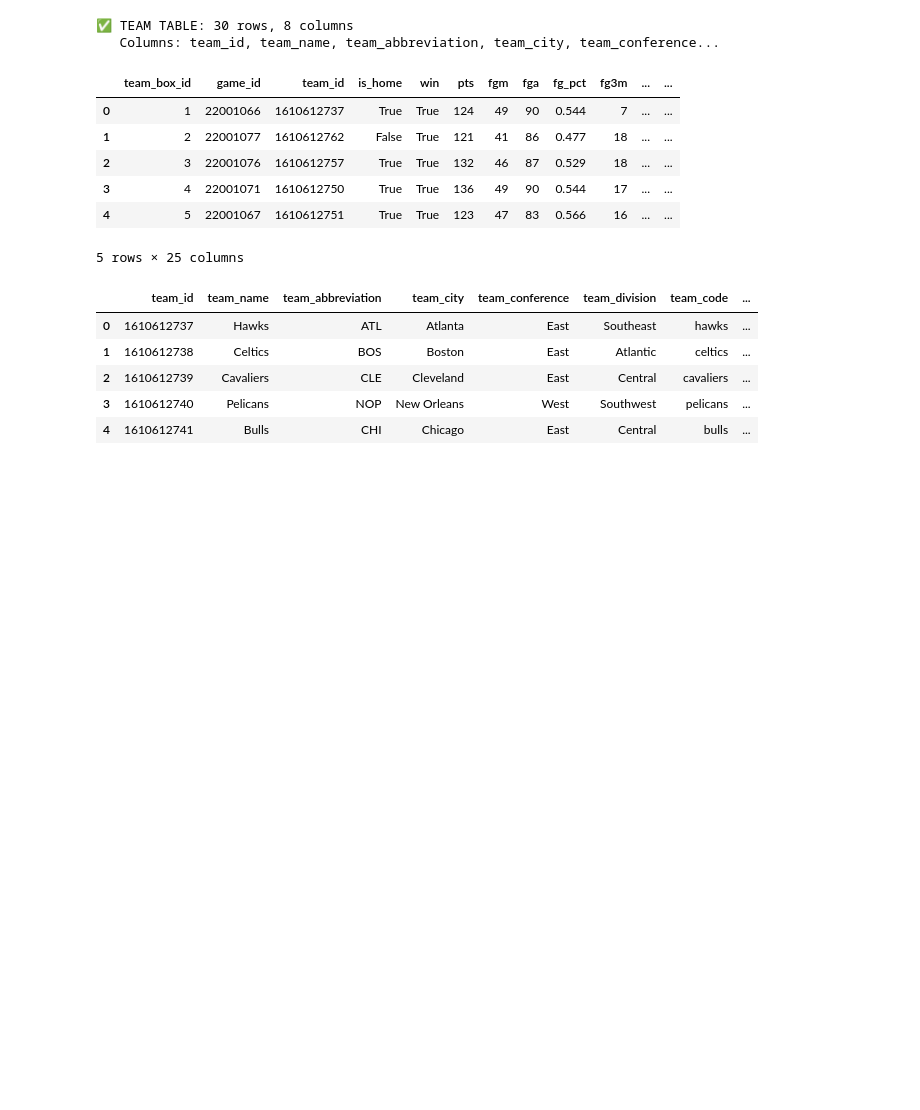
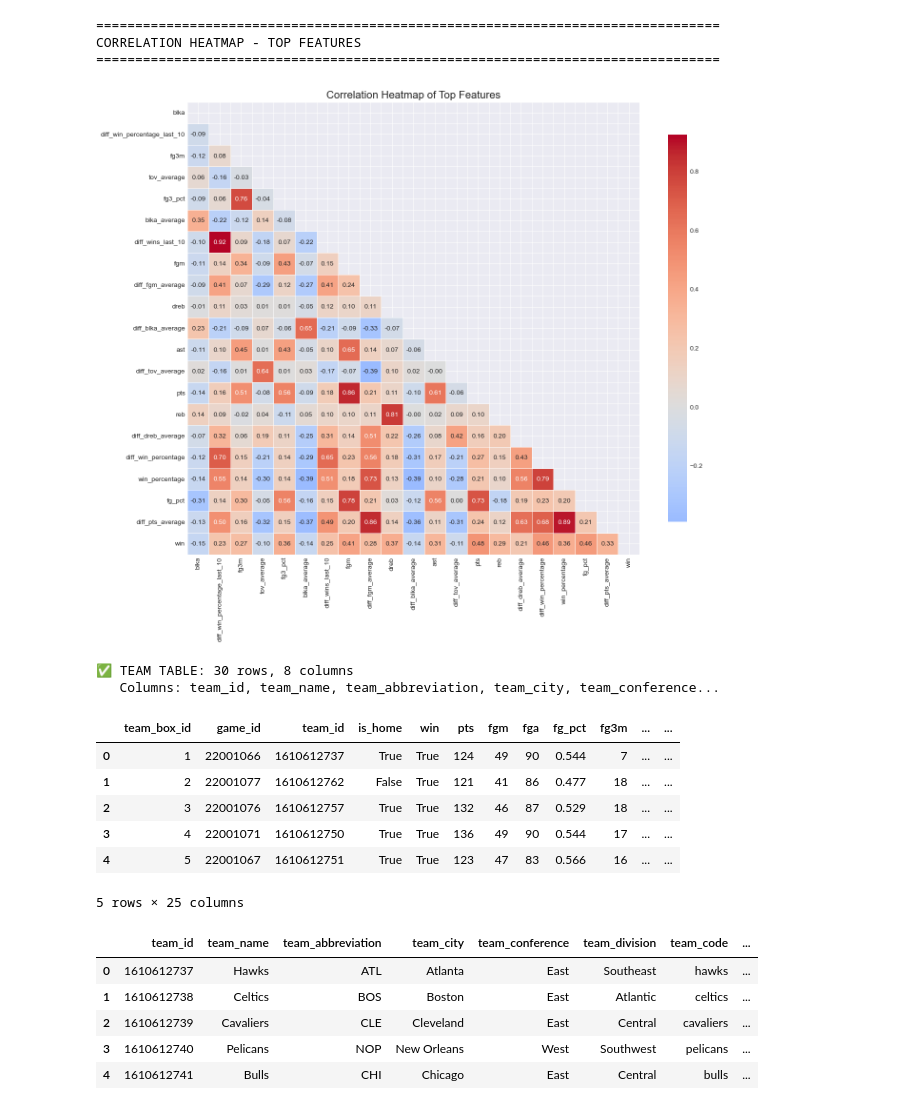
Before and after one commit to nealkuperman/Data_Science_I_project, a Jupyter notebook: scripts/NBA code3(testing ver.).ipynb, the cells around one changed output. Cells and saved outputs as stored; diff of their text form; code cells hidden in the pictures; blank space fills up the shorter version.

```diff
--- a/scripts/NBA code3(testing ver.).ipynb
+++ b/scripts/NBA code3(testing ver.).ipynb
@@ -8,3 +242,27 @@ warnings.filterwarnings('ignore')
+# %%
+# 8. Correlation Heatmap (for top features)
+print("\n" + "="*80)
+print("CORRELATION HEATMAP - TOP FEATURES")
+print("="*80)
+
+# Select top features based on correlation with win
+top_features = correlations.head(16)[1:].index.tolist() + correlations.tail(5).index.tolist()
+top_features = list(set(top_features))  # Remove duplicates
+
+plt.figure(figsize=(14, 12))
+corr_matrix = in_game_df[top_features + ['win']].corr()
+mask = np.triu(np.ones_like(corr_matrix, dtype=bool))
+sns.heatmap(corr_matrix, mask=mask, annot=True, fmt='.2f',
+            cmap='coolwarm', center=0, square=True,
+            linewidths=0.5, cbar_kws={"shrink": 0.8})
+plt.title('Correlation Heatmap of Top Features', fontsize=16)
+plt.tight_layout()
+plt.show()
+# %% [output]
+================================================================================
+CORRELATION HEATMAP - TOP FEATURES
+================================================================================
+[figure, added]
 # %%
 # ============================================
 # STEP 2: LOAD INDIVIDUAL TABLES
```
Also changed, not shown: parts of 14 cells of this notebook.
